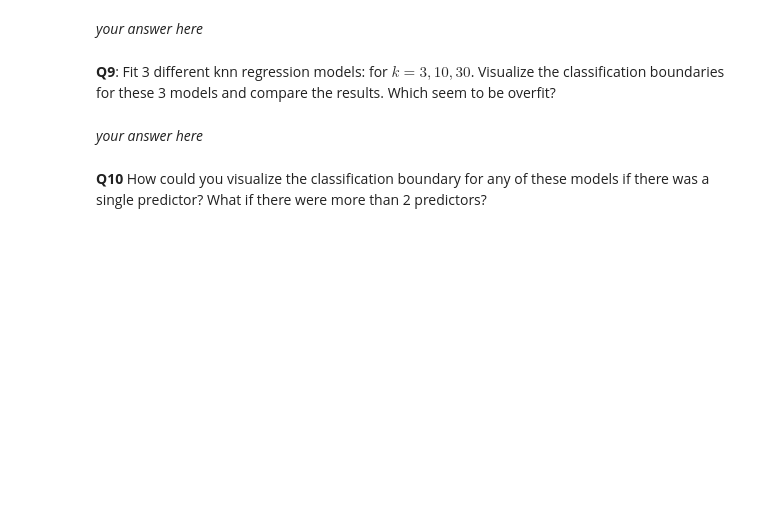
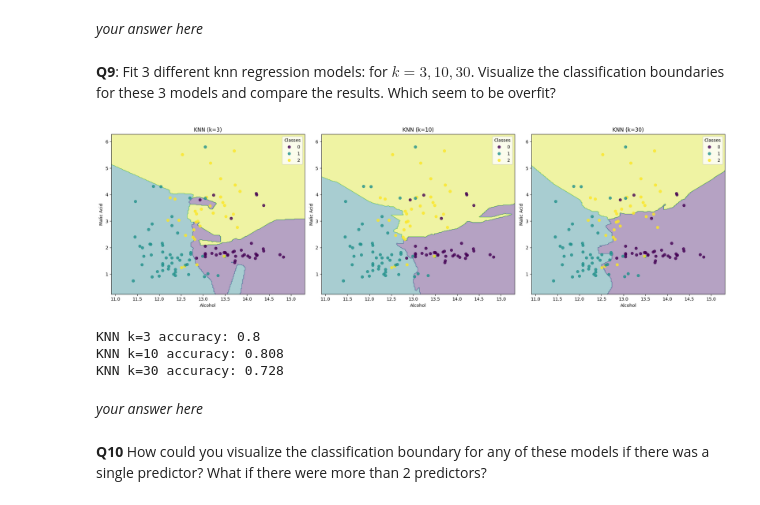
Before and after one commit to MuaazWahid/cs550, a Jupyter notebook: week6/hw/Module6-06-HW.ipynb, the cells around one changed output. Cells and saved outputs as stored; diff of their text form; code cells hidden in the pictures; blank space fills up the shorter version.

```diff
--- a/week6/hw/Module6-06-HW.ipynb
+++ b/week6/hw/Module6-06-HW.ipynb
@@ -106,3 +253,38 @@ X_full.head()
+# %%
+knn_3 = KNeighborsClassifier(n_neighbors=3)
+knn_10 = KNeighborsClassifier(n_neighbors=10)
+knn_30 = KNeighborsClassifier(n_neighbors=30)
+
+for model in [knn_3, knn_10, knn_30]:
+    model.fit(X_train_subset, y_train)
+
+x_min, x_max = X_test_subset['alcohol'].min() - 0.5, X_test_subset['alcohol'].max() + 0.5
+y_min, y_max = X_test_subset['malic_acid'].min() - 0.5, X_test_subset['malic_acid'].max() + 0.5
+xx, yy = np.meshgrid(np.arange(x_min, x_max, 0.02), np.arange(y_min, y_max, 0.02))
+
+fig, axes = plt.subplots(1, 3, figsize=(20, 6))
+models = [(knn_3, '3'), (knn_10, '10'), (knn_30, '30')]
+
+for ax, (model, k) in zip(axes, models):
+    Z = model.predict(np.c_[xx.ravel(), yy.ravel()]).reshape(xx.shape)
+    ax.contourf(xx, yy, Z, alpha=0.4)
+    scatter = ax.scatter(X_test_subset['alcohol'], X_test_subset['malic_acid'],
+                        c=y_test, alpha=0.8)
+    ax.set_xlabel('Alcohol')
+    ax.set_ylabel('Malic Acid')
+    ax.set_title(f'KNN (k={k})')
+    ax.legend(*scatter.legend_elements(), title="Classes")
+
+plt.tight_layout()
+plt.show()
+
+for model, k in models:
+    print(f"KNN k={k} accuracy:", model.score(X_test_subset, y_test))
+# %% [output]
+[figure, added]
+KNN k=3 accuracy: 0.8
+KNN k=10 accuracy: 0.808
+KNN k=30 accuracy: 0.728
 # %% [markdown]
 *your answer here*
 # %% [markdown]
```
Also changed, not shown: parts of 20 cells of this notebook.
